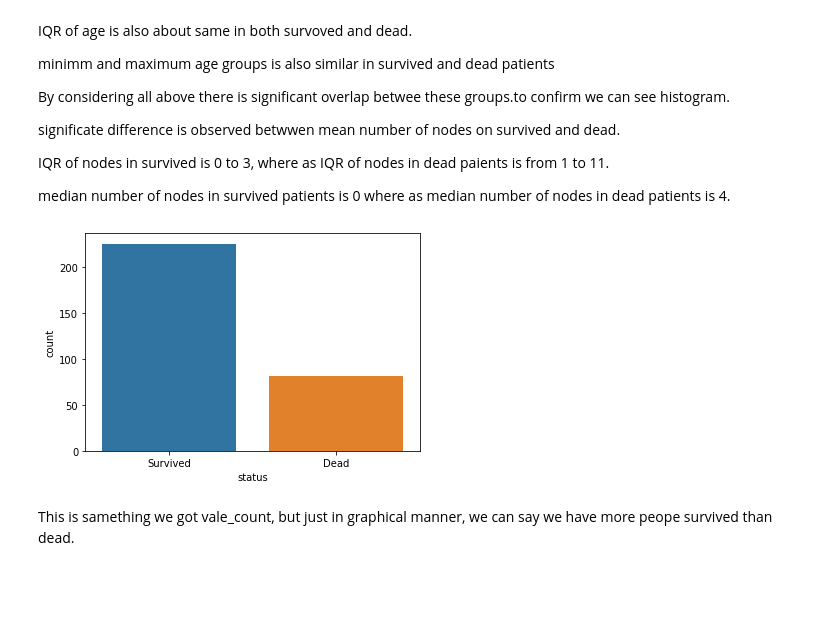
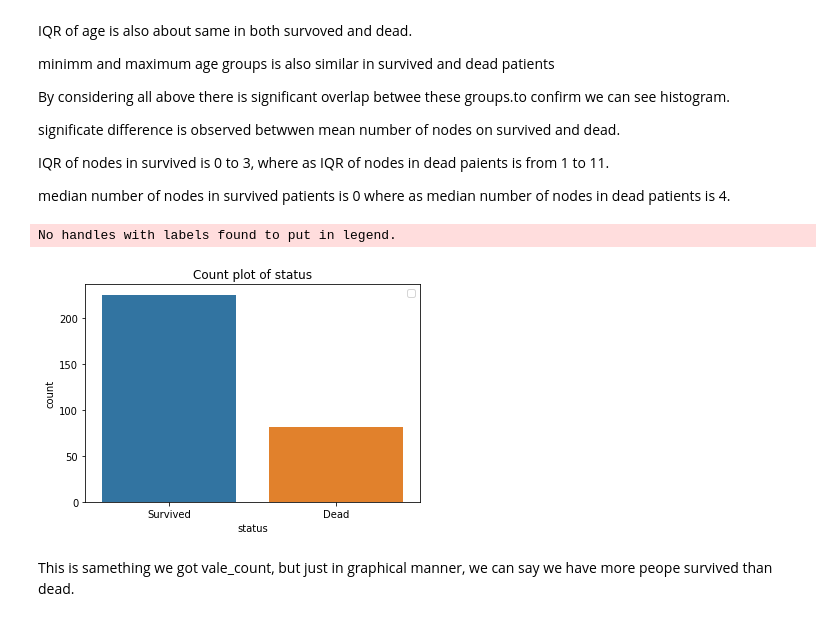
Before and after one commit to vishwanathbeena/appliedai_practice, a Jupyter notebook: Haberman_EDA.ipynb, the cells around one changed output. Drawn from its saved outputs; the diff is of its cells as text; code cells hidden in the pictures; blank space fills up the shorter version.

```diff
--- a/Haberman_EDA.ipynb
+++ b/Haberman_EDA.ipynb
@@ -104,9 +104,12 @@ median number of nodes in survived patients is 0 where as median number of nodes
 # %%
 #countplot in Seaborn
 sns.countplot(x=data['status'])
+plt.title('Count plot of status')
+plt.legend()
 plt.show()
 # %% [output]
+No handles with labels found to put in legend.
-[figure, old version]
+[figure, new version]
 # %% [markdown]
 This is samething we got vale_count, but just in graphical manner, we can say  we have more peope survived than dead.
 # %% [markdown]
```
Also changed, not shown: parts of 13 cells of this notebook.
